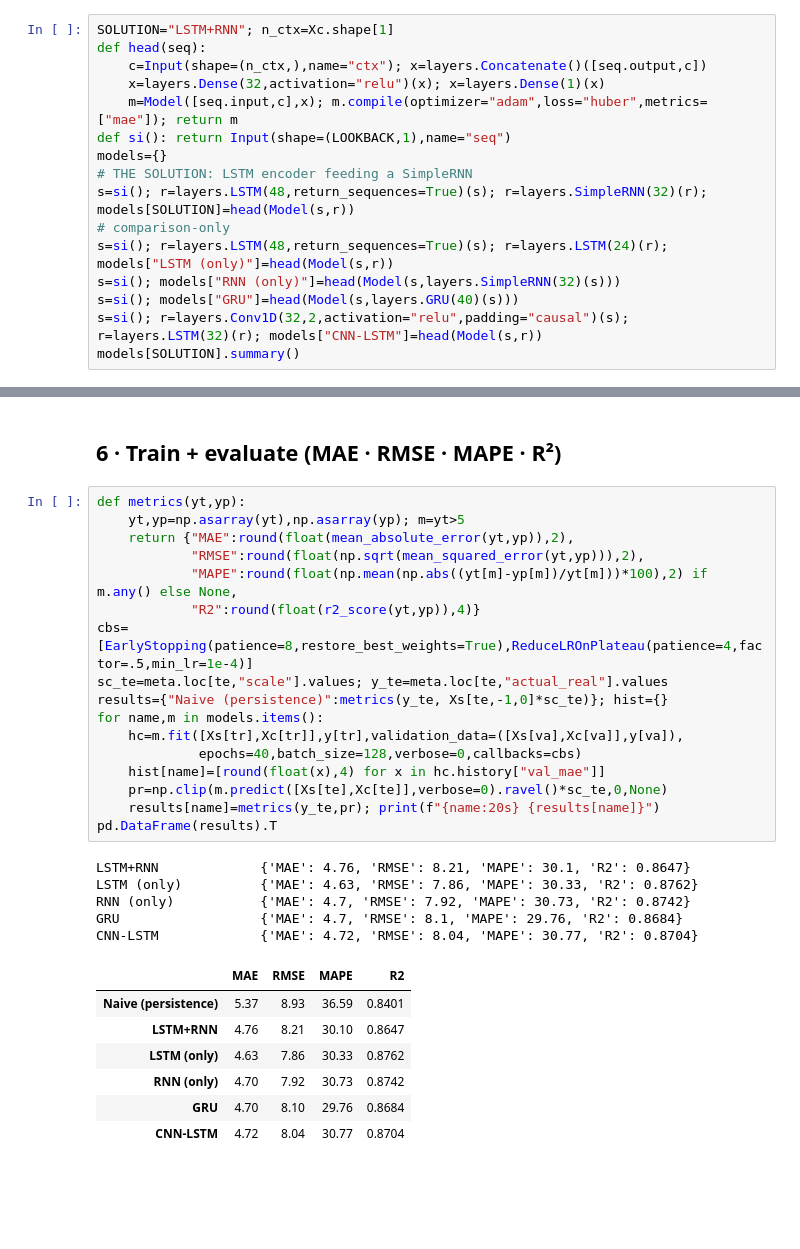
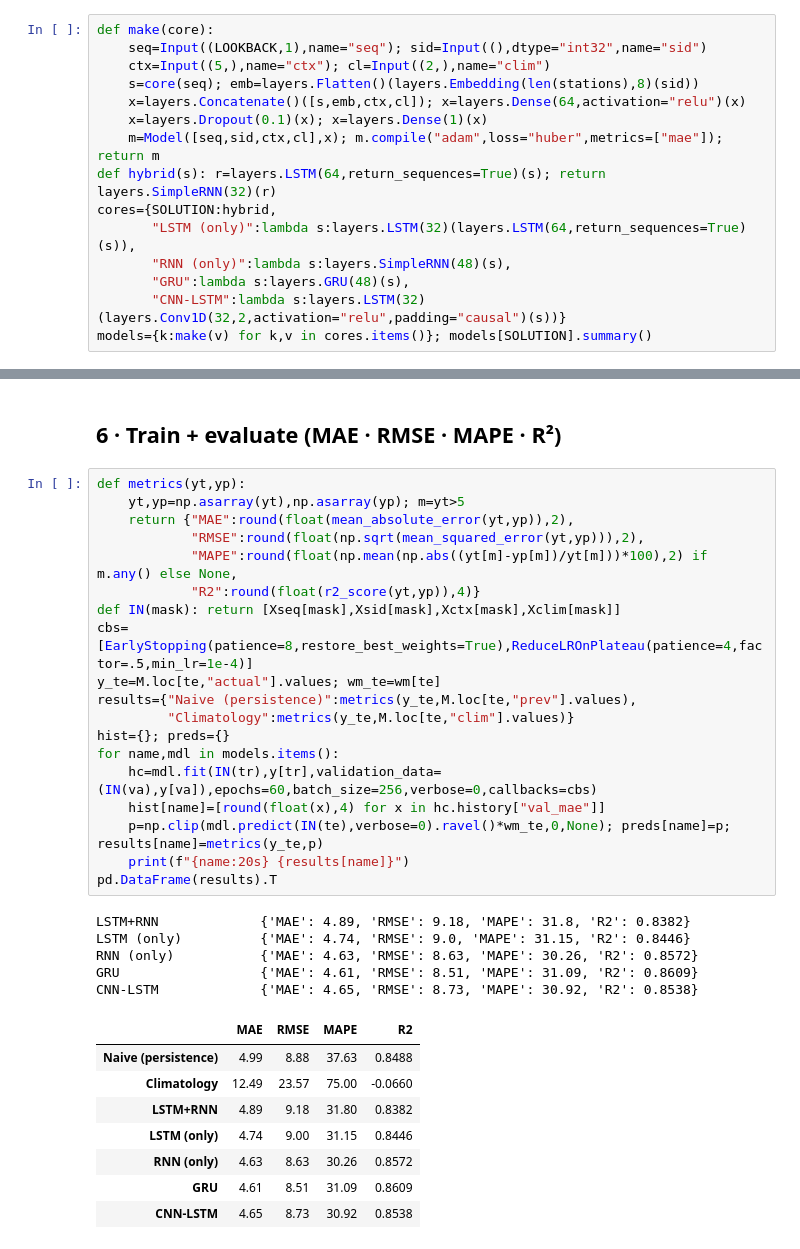
Before and after one commit to KartikJoshi23/Metro-Passenger-Forecasting, a Jupyter notebook: notebook/dubai_metro_forecasting.ipynb, the cells around one changed output, grey strips where cells are left out. Drawn from its saved outputs; the diff is of its cells as text; blank space fills up the shorter version.

```diff
--- a/notebook/dubai_metro_forecasting.ipynb
+++ b/notebook/dubai_metro_forecasting.ipynb
@@ -141,18 +130,17 @@ comparison table.
 # %%
-SOLUTION="LSTM+RNN"; n_ctx=Xc.shape[1]
-def head(seq):
-    c=Input(shape=(n_ctx,),name="ctx"); x=layers.Concatenate()([seq.output,c])
-    x=layers.Dense(32,activation="relu")(x); x=layers.Dense(1)(x)
-    m=Model([seq.input,c],x); m.compile(optimizer="adam",loss="huber",metrics=["mae"]); return m
-def si(): return Input(shape=(LOOKBACK,1),name="seq")
-models={}
-# THE SOLUTION: LSTM encoder feeding a SimpleRNN
-s=si(); r=layers.LSTM(48,return_sequences=True)(s); r=layers.SimpleRNN(32)(r); models[SOLUTION]=head(Model(s,r))
-# comparison-only
-s=si(); r=layers.LSTM(48,return_sequences=True)(s); r=layers.LSTM(24)(r); models["LSTM (only)"]=head(Model(s,r))
-s=si(); models["RNN (only)"]=head(Model(s,layers.SimpleRNN(32)(s)))
-s=si(); models["GRU"]=head(Model(s,layers.GRU(40)(s)))
-s=si(); r=layers.Conv1D(32,2,activation="relu",padding="causal")(s); r=layers.LSTM(32)(r); models["CNN-LSTM"]=head(Model(s,r))
-models[SOLUTION].summary()
+def make(core):
+    seq=Input((LOOKBACK,1),name="seq"); sid=Input((),dtype="int32",name="sid")
+    ctx=Input((5,),name="ctx"); cl=Input((2,),name="clim")
+    s=core(seq); emb=layers.Flatten()(layers.Embedding(len(stations),8)(sid))
+    x=layers.Concatenate()([s,emb,ctx,cl]); x=layers.Dense(64,activation="relu")(x)
+    x=layers.Dropout(0.1)(x); x=layers.Dense(1)(x)
+    m=Model([seq,sid,ctx,cl],x); m.compile("adam",loss="huber",metrics=["mae"]); return m
+def hybrid(s): r=layers.LSTM(64,return_sequences=True)(s); return layers.SimpleRNN(32)(r)
+cores={SOLUTION:hybrid,
+       "LSTM (only)":lambda s:layers.LSTM(32)(layers.LSTM(64,return_sequences=True)(s)),
+       "RNN (only)":lambda s:layers.SimpleRNN(48)(s),
+       "GRU":lambda s:layers.GRU(48)(s),
+       "CNN-LSTM":lambda s:layers.LSTM(32)(layers.Conv1D(32,2,activation="relu",padding="causal")(s))}
+models={k:make(v) for k,v in cores.items()}; models[SOLUTION].summary()
 # %% [output]
 WARNING:tensorflow:TensorFlow GPU support is not available on native Windows for TensorFlow >= 2.11. Even if CUDA/cuDNN are installed, GPU will not be used. Please use WSL2 or the TensorFlow-DirectML  ...
@@ -184,32 +170,35 @@ Model: "functional_1"
 # %%
 def metrics(yt,yp):
     yt,yp=np.asarray(yt),np.asarray(yp); m=yt>5
     return {"MAE":round(float(mean_absolute_error(yt,yp)),2),
             "RMSE":round(float(np.sqrt(mean_squared_error(yt,yp))),2),
             "MAPE":round(float(np.mean(np.abs((yt[m]-yp[m])/yt[m]))*100),2) if m.any() else None,
             "R2":round(float(r2_score(yt,yp)),4)}
+def IN(mask): return [Xseq[mask],Xsid[mask],Xctx[mask],Xclim[mask]]
 cbs=[EarlyStopping(patience=8,restore_best_weights=True),ReduceLROnPlateau(patience=4,factor=.5,min_lr=1e-4)]
-sc_te=meta.loc[te,"scale"].values; y_te=meta.loc[te,"actual_real"].values
-results={"Naive (persistence)":metrics(y_te, Xs[te,-1,0]*sc_te)}; hist={}
-for name,m in models.items():
-    hc=m.fit([Xs[tr],Xc[tr]],y[tr],validation_data=([Xs[va],Xc[va]],y[va]),
-             epochs=40,batch_size=128,verbose=0,callbacks=cbs)
+y_te=M.loc[te,"actual"].values; wm_te=wm[te]
+results={"Naive (persistence)":metrics(y_te,M.loc[te,"prev"].values),
+         "Climatology":metrics(y_te,M.loc[te,"clim"].values)}
+hist={}; preds={}
+for name,mdl in models.items():
+    hc=mdl.fit(IN(tr),y[tr],validation_data=(IN(va),y[va]),epochs=60,batch_size=256,verbose=0,callbacks=cbs)
     hist[name]=[round(float(x),4) for x in hc.history["val_mae"]]
-    pr=np.clip(m.predict([Xs[te],Xc[te]],verbose=0).ravel()*sc_te,0,None)
-    results[name]=metrics(y_te,pr); print(f"{name:20s} {results[name]}")
+    p=np.clip(mdl.predict(IN(te),verbose=0).ravel()*wm_te,0,None); preds[name]=p; results[name]=metrics(y_te,p)
+    print(f"{name:20s} {results[name]}")
 pd.DataFrame(results).T
 # %% [output]
-LSTM+RNN             {'MAE': 4.76, 'RMSE': 8.21, 'MAPE': 30.1, 'R2': 0.8647}
-LSTM (only)          {'MAE': 4.63, 'RMSE': 7.86, 'MAPE': 30.33, 'R2': 0.8762}
-RNN (only)           {'MAE': 4.7, 'RMSE': 7.92, 'MAPE': 30.73, 'R2': 0.8742}
-GRU                  {'MAE': 4.7, 'RMSE': 8.1, 'MAPE': 29.76, 'R2': 0.8684}
-CNN-LSTM             {'MAE': 4.72, 'RMSE': 8.04, 'MAPE': 30.77, 'R2': 0.8704}
+LSTM+RNN             {'MAE': 4.89, 'RMSE': 9.18, 'MAPE': 31.8, 'R2': 0.8382}
+LSTM (only)          {'MAE': 4.74, 'RMSE': 9.0, 'MAPE': 31.15, 'R2': 0.8446}
+RNN (only)           {'MAE': 4.63, 'RMSE': 8.63, 'MAPE': 30.26, 'R2': 0.8572}
+GRU                  {'MAE': 4.61, 'RMSE': 8.51, 'MAPE': 31.09, 'R2': 0.8609}
+CNN-LSTM             {'MAE': 4.65, 'RMSE': 8.73, 'MAPE': 30.92, 'R2': 0.8538}
 |  | MAE | RMSE | MAPE | R2 |
-| Naive (persistence) | 5.37 | 8.93 | 36.59 | 0.8401 |
-| LSTM+RNN | 4.76 | 8.21 | 30.10 | 0.8647 |
-| LSTM (only) | 4.63 | 7.86 | 30.33 | 0.8762 |
-| RNN (only) | 4.70 | 7.92 | 30.73 | 0.8742 |
-| GRU | 4.70 | 8.10 | 29.76 | 0.8684 |
-| CNN-LSTM | 4.72 | 8.04 | 30.77 | 0.8704 |
+| Naive (persistence) | 4.99 | 8.88 | 37.63 | 0.8488 |
+| Climatology | 12.49 | 23.57 | 75.00 | -0.0660 |
+| LSTM+RNN | 4.89 | 9.18 | 31.80 | 0.8382 |
+| LSTM (only) | 4.74 | 9.00 | 31.15 | 0.8446 |
+| RNN (only) | 4.63 | 8.63 | 30.26 | 0.8572 |
+| GRU | 4.61 | 8.51 | 31.09 | 0.8609 |
+| CNN-LSTM | 4.65 | 8.73 | 30.92 | 0.8538 |
 # %%
 json.dump({"metrics":results,"val_mae_curves":hist,"solution_model":SOLUTION,
```
Also changed, not shown: parts of 25 cells of this notebook, 21 other files.
